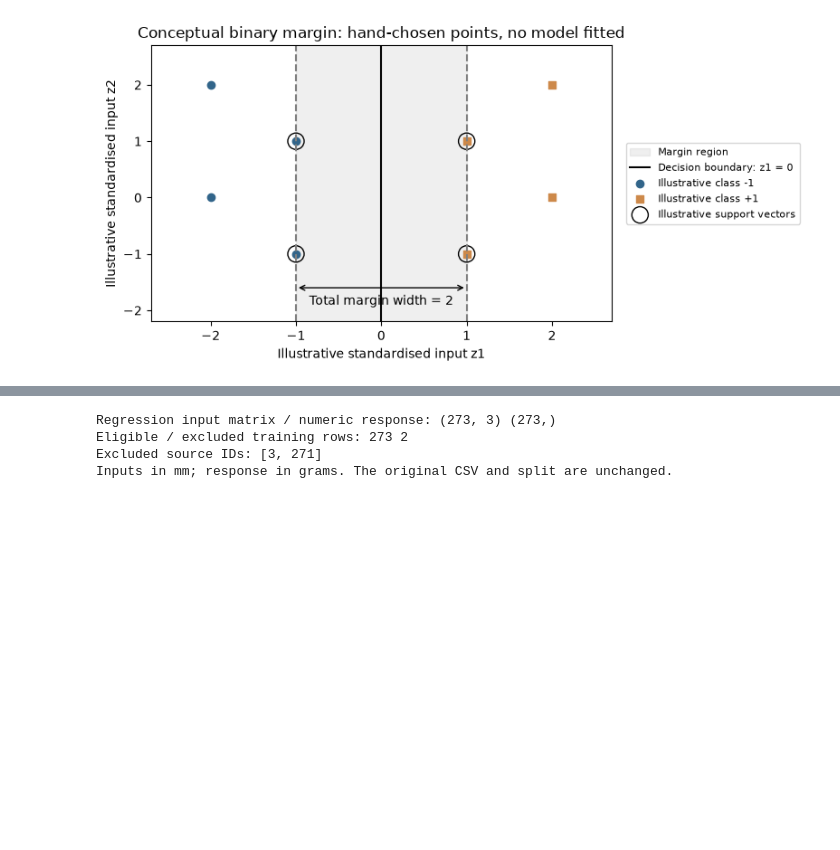
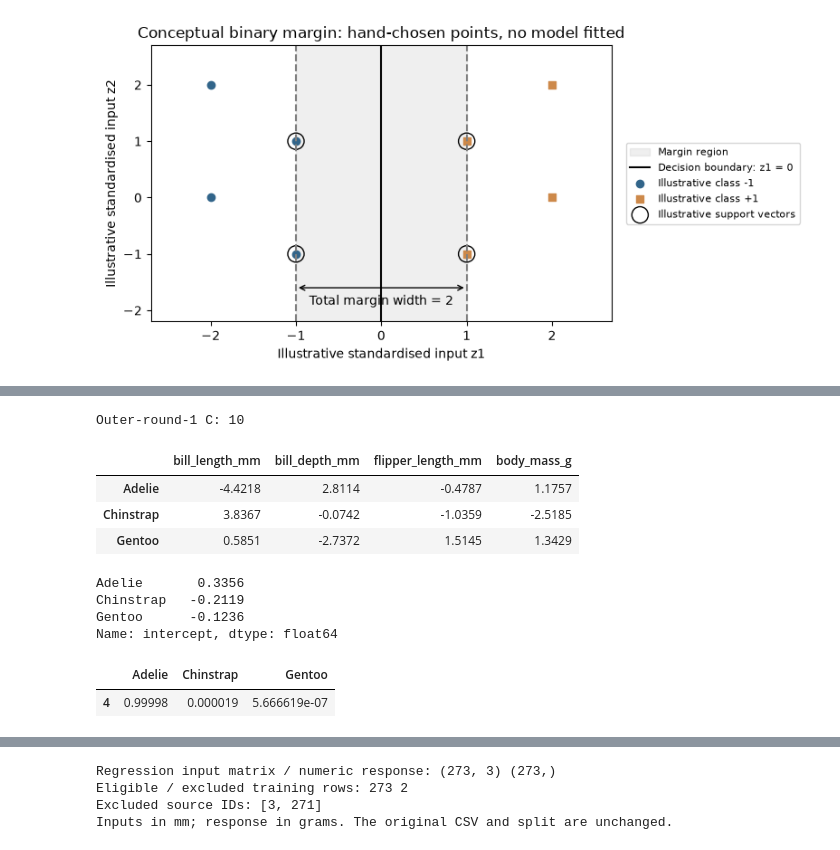
Before and after one commit to marcosrobinat2/penguins-ml-submission, a Jupyter notebook: 02_supervised_learning.ipynb, the cells around one changed output, grey strips where cells are left out. Drawn from its saved outputs; the diff is of its cells as text; code cells hidden in the pictures; blank space fills up the shorter version.

```diff
--- a/02_supervised_learning.ipynb
+++ b/02_supervised_learning.ipynb
@@ -1141,0 +602,31 @@ All held-out SVM errors, in original source-row order; no rows are removed
+# %%
+first_fit_pos, first_held_pos = folds[0]
+explain_fit = X_train.iloc[first_fit_pos]
+explain_labels = y_train.iloc[first_fit_pos]
+query = X_train.iloc[first_held_pos[:1]]
+assert set(query.index).isdisjoint(explain_fit.index)
+first_logistic = first_outer_models['Logistic regression']
+log_scaler = first_logistic.named_steps['scale']
+log_estimator = first_logistic.named_steps['model']
+np.testing.assert_allclose(log_scaler.mean_, explain_fit.mean())
+z_query = log_scaler.transform(query)
+scores = z_query @ log_estimator.coef_.T + log_estimator.intercept_
+probabilities = np.exp(scores-scores.max(axis=1, keepdims=True))
+probabilities /= probabilities.sum(axis=1, keepdims=True)
+np.testing.assert_allclose(probabilities, first_logistic.predict_proba(query))
+print('Outer-round-1 C:', log_estimator.C)
+display(pd.DataFrame(log_estimator.coef_, index=log_estimator.classes_, columns=FEATURES).round(4))
+display(pd.Series(log_estimator.intercept_, index=log_estimator.classes_, name='intercept').round(4))
+display(pd.DataFrame(probabilities, columns=log_estimator.classes_, index=query.index))
+# %% [output]
+Outer-round-1 C: 10
+|  | bill_length_mm | bill_depth_mm | flipper_length_mm | body_mass_g |
+| Adelie | -4.4218 | 2.8114 | -0.4787 | 1.1757 |
+| Chinstrap | 3.8367 | -0.0742 | -1.0359 | -2.5185 |
+| Gentoo | 0.5851 | -2.7372 | 1.5145 | 1.3429 |
+Adelie       0.3356
+Chinstrap   -0.2119
+Gentoo      -0.1236
+Name: intercept, dtype: float64
+|  | Adelie | Chinstrap | Gentoo |
+| 4 | 0.99998 | 0.000019 | 5.666619e-07 |
```
Also changed, not shown: parts of 88 cells of this notebook, 2 other files.
